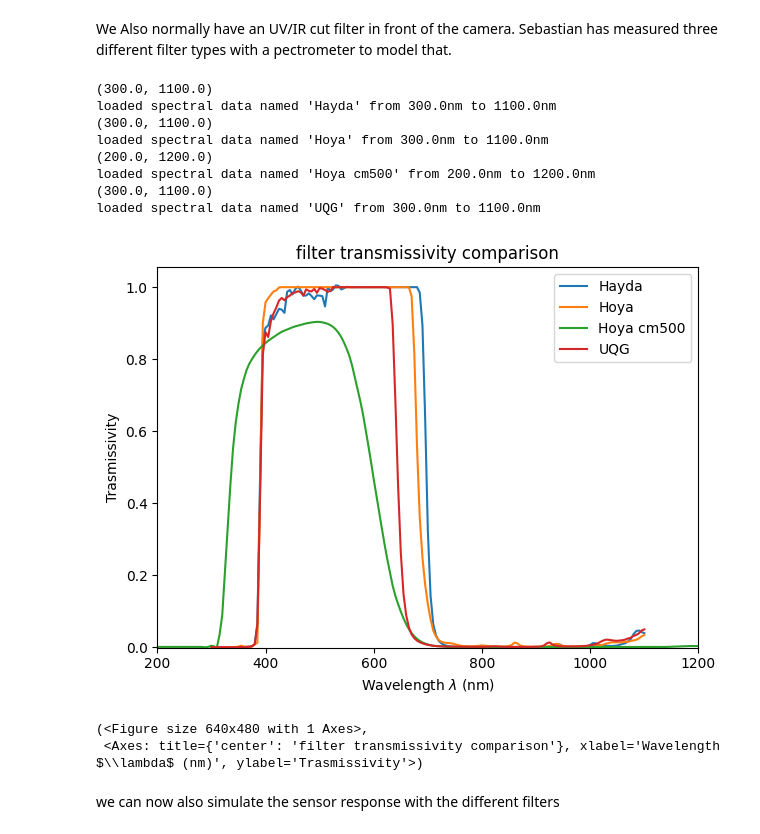
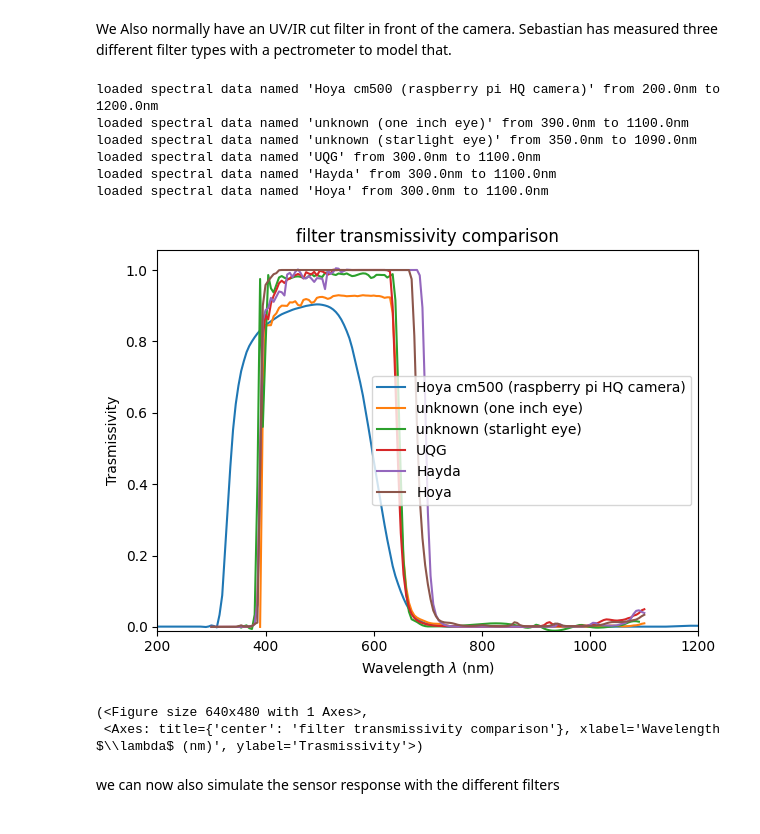
Before and after one commit to anuejn/cmv12k_color_response, a Jupyter notebook: color_matrices.ipynb, the cells around one changed output. Drawn from its saved outputs; the diff is of its cells as text; code cells hidden in the pictures.

Commit message:
add notebook to calculate matrices for different camera models

```diff
--- a/color_matrices.ipynb
+++ b/color_matrices.ipynb
@@ -57,24 +26,18 @@ loaded spectral data named 'imx477' from 400.0nm to 700.0nm
 # %% [markdown]
 We Also normally have an UV/IR cut filter in front of the camera. Sebastian has measured three different filter types with a pectrometer to model that.
-# %%
-filter_hayda = load_spectral_data("filter_data/Hayda.csv")
-filter_hoya = load_spectral_data("filter_data/Hoya.csv")
-filter_hoya_cm500 = load_spectral_data("filter_data/Hoya cm500.csv")
-filter_uqg = load_spectral_data("filter_data/UQG.csv")
-
-colour.plotting.plot_multi_sds([filter_hayda, filter_hoya, filter_hoya_cm500, filter_uqg], y_label="Trasmissivity", title="filter transmissivity comparison")
-# %% [output]
-(300.0, 1100.0)
-loaded spectral data named 'Hayda' from 300.0nm to 1100.0nm
-(300.0, 1100.0)
-loaded spectral data named 'Hoya' from 300.0nm to 1100.0nm
-(200.0, 1200.0)
-loaded spectral data named 'Hoya cm500' from 200.0nm to 1200.0nm
-(300.0, 1100.0)
-loaded spectral data named 'UQG' from 300.0nm to 1100.0nm
-[figure, removed]
-(<Figure size 640x480 with 1 Axes>,
- <Axes: title={'center': 'filter transmissivity comparison'}, xlabel='Wavelength $\\lambda$ (nm)', ylabel='Trasmissivity'>)
+# %%
+filters = [load_spectral_data(str(path)) for path in Path("filter_data").glob("*.csv")]
+colour.plotting.plot_multi_sds(filters, y_label="Trasmissivity", title="filter transmissivity comparison")
+# %% [output]
+loaded spectral data named 'Hoya cm500 (raspberry pi HQ camera)' from 200.0nm to 1200.0nm
+loaded spectral data named 'unknown (one inch eye)' from 390.0nm to 1100.0nm
+loaded spectral data named 'unknown (starlight eye)' from 350.0nm to 1090.0nm
+loaded spectral data named 'UQG' from 300.0nm to 1100.0nm
+loaded spectral data named 'Hayda' from 300.0nm to 1100.0nm
+loaded spectral data named 'Hoya' from 300.0nm to 1100.0nm
+[figure, added]
+(<Figure size 640x480 with 1 Axes>,
+ <Axes: title={'center': 'filter transmissivity comparison'}, xlabel='Wavelength $\\lambda$ (nm)', ylabel='Trasmissivity'>)
 # %% [markdown]
 we can now also simulate the sensor response with the different filters
 # %%
```
Also changed, not shown: parts of 5 cells of this notebook, 8 other files.
